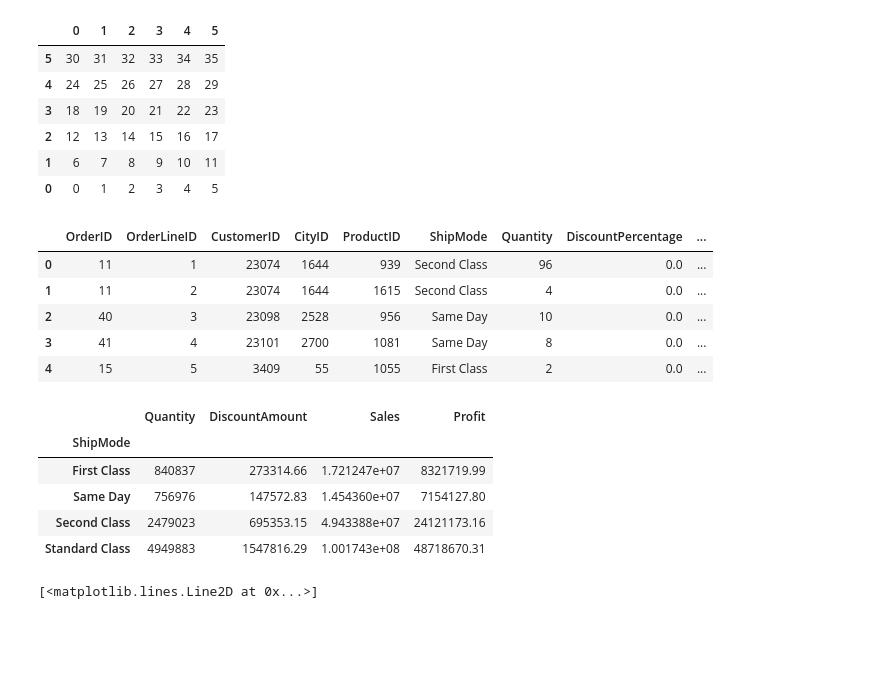
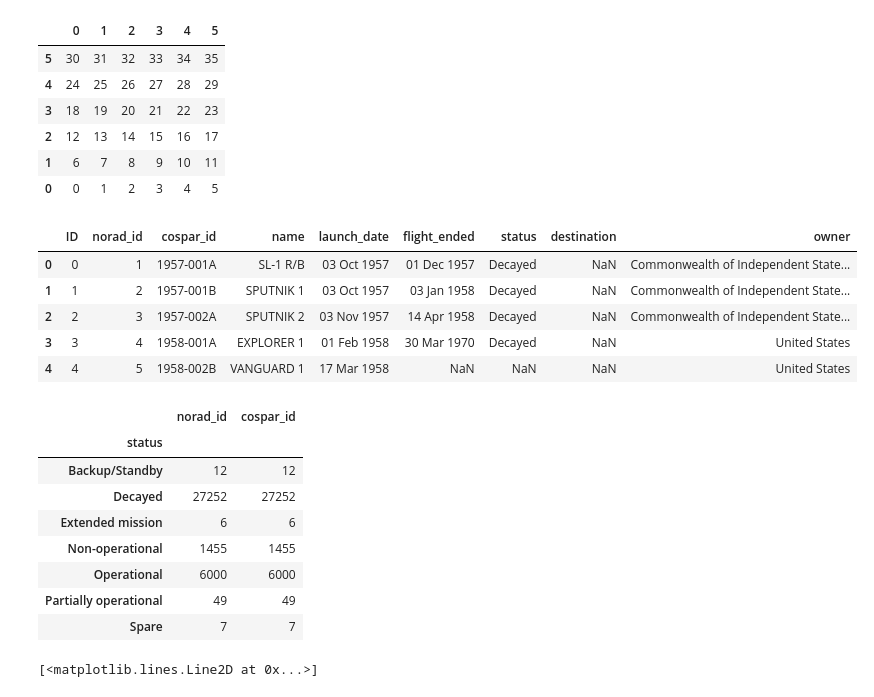
Before and after one commit to datamesse/python-studies, a Jupyter notebook: LinkedIn Learning exercises/Python for Data Science Essential Training Part 1.ipynb, the cells around one changed output. Saved outputs shown, nothing was run; the diff lists cells and outputs as text; code cells hidden in the pictures; blank space fills up the shorter version.

```diff
--- a/LinkedIn Learning exercises/Python for Data Science Essential Training Part 1.ipynb
+++ b/LinkedIn Learning exercises/Python for Data Science Essential Training Part 1.ipynb
@@ -537,38 +537,41 @@ DF_sorted
 # %%
 # grouping and data aggregation
 # import an external dataset
 
 # putting a spin on this exercise by pulling a file hosted on my GitHub
 # instead of using the csv provided in the course
-address = 'https://github.com/datamesse/data-visualisation-datasets/blob/main/International%20Marketplace%20sales/normalised%20flat%20files/FactSales.csv?raw=true'
-sales = pd.read_csv(address)
-sales.columns = ['OrderID','OrderLineID','CustomerID','CityID','ProductID','ShipMode','Quantity','DiscountPercentage','DiscountAmount','Sales','Profit','ProfitBin','OrderDate','ShipDate']
+address = 'https://github.com/datamesse/data-visualisation-datasets/blob/main/Satellite%20launch%20overview/satellites-n2yo.csv?raw=true'
+satellites = pd.read_csv(address)
+satellites.columns = ['ID','norad_id','cospar_id','name','launch_date','flight_ended','status','destination','owner']
 
 # retrieve first 5 rows by using head method
-sales.head()
+satellites.head()
 # %% [output]
-|  | OrderID | OrderLineID | CustomerID | CityID | ProductID | ShipMode | Quantity | DiscountPercentage | ... |
-| 0 | 11 | 1 | 23074 | 1644 | 939 | Second Class | 96 | 0.0 | ... |
-| 1 | 11 | 2 | 23074 | 1644 | 1615 | Second Class | 4 | 0.0 | ... |
-| 2 | 40 | 3 | 23098 | 2528 | 956 | Same Day | 10 | 0.0 | ... |
-| 3 | 41 | 4 | 23101 | 2700 | 1081 | Same Day | 8 | 0.0 | ... |
-| 4 | 15 | 5 | 3409 | 55 | 1055 | First Class | 2 | 0.0 | ... |
+|  | ID | norad_id | cospar_id | name | launch_date | flight_ended | status | destination | owner |
+| 0 | 0 | 1 | 1957-001A | SL-1 R/B | 03 Oct 1957 | 01 Dec 1957 | Decayed | NaN | Commonwealth of Independent State... |
+| 1 | 1 | 2 | 1957-001B | SPUTNIK 1 | 03 Oct 1957 | 03 Jan 1958 | Decayed | NaN | Commonwealth of Independent State... |
+| 2 | 2 | 3 | 1957-002A | SPUTNIK 2 | 03 Nov 1957 | 14 Apr 1958 | Decayed | NaN | Commonwealth of Independent State... |
+| 3 | 3 | 4 | 1958-001A | EXPLORER 1 | 01 Feb 1958 | 30 Mar 1970 | Decayed | NaN | United States |
+| 4 | 4 | 5 | 1958-002B | VANGUARD 1 | 17 Mar 1958 | NaN | NaN | NaN | United States |
 # %%
-# drop columns that cannot be used in aggregation after group by e.g. IDs
-sales_succinct = sales.drop(['OrderID','OrderLineID','CustomerID','CityID','ProductID','DiscountPercentage','ProfitBin','OrderDate','ShipDate'], axis = 1)
+# drop columns that cannot be used in aggregation after group by e.g. names
+satellites_summary = satellites.drop(['ID','name','launch_date','flight_ended','destination','owner'], axis = 1)
 
 # group by values in a column
-sales_groups = sales_succinct.groupby(sales_succinct['ShipMode'])
+satellites_groups = satellites_summary.groupby(satellites_summary['status'])
 
 # aggregate numerical values
-sales_groups.sum()
+satellites_groups.count()
 # %% [output]
-|  | Quantity | DiscountAmount | Sales | Profit |
-| ShipMode |  |  |  |  |
-| First Class | 840837 | 273314.66 | 1.721247e+07 | 8321719.99 |
-| Same Day | 756976 | 147572.83 | 1.454360e+07 | 7154127.80 |
-| Second Class | 2479023 | 695353.15 | 4.943388e+07 | 24121173.16 |
-| Standard Class | 4949883 | 1547816.29 | 1.001743e+08 | 48718670.31 |
+|  | norad_id | cospar_id |
+| status |  |  |
+| Backup/Standby | 12 | 12 |
+| Decayed | 27252 | 27252 |
+| Extended mission | 6 | 6 |
+| Non-operational | 1455 | 1455 |
+| Operational | 6000 | 6000 |
+| Partially operational | 49 | 49 |
+| Spare | 7 | 7 |
 # %%
 # ----------------------
 # DATA VISUALISATION 101
```
Also changed, not shown: parts of 8 cells of this notebook.
